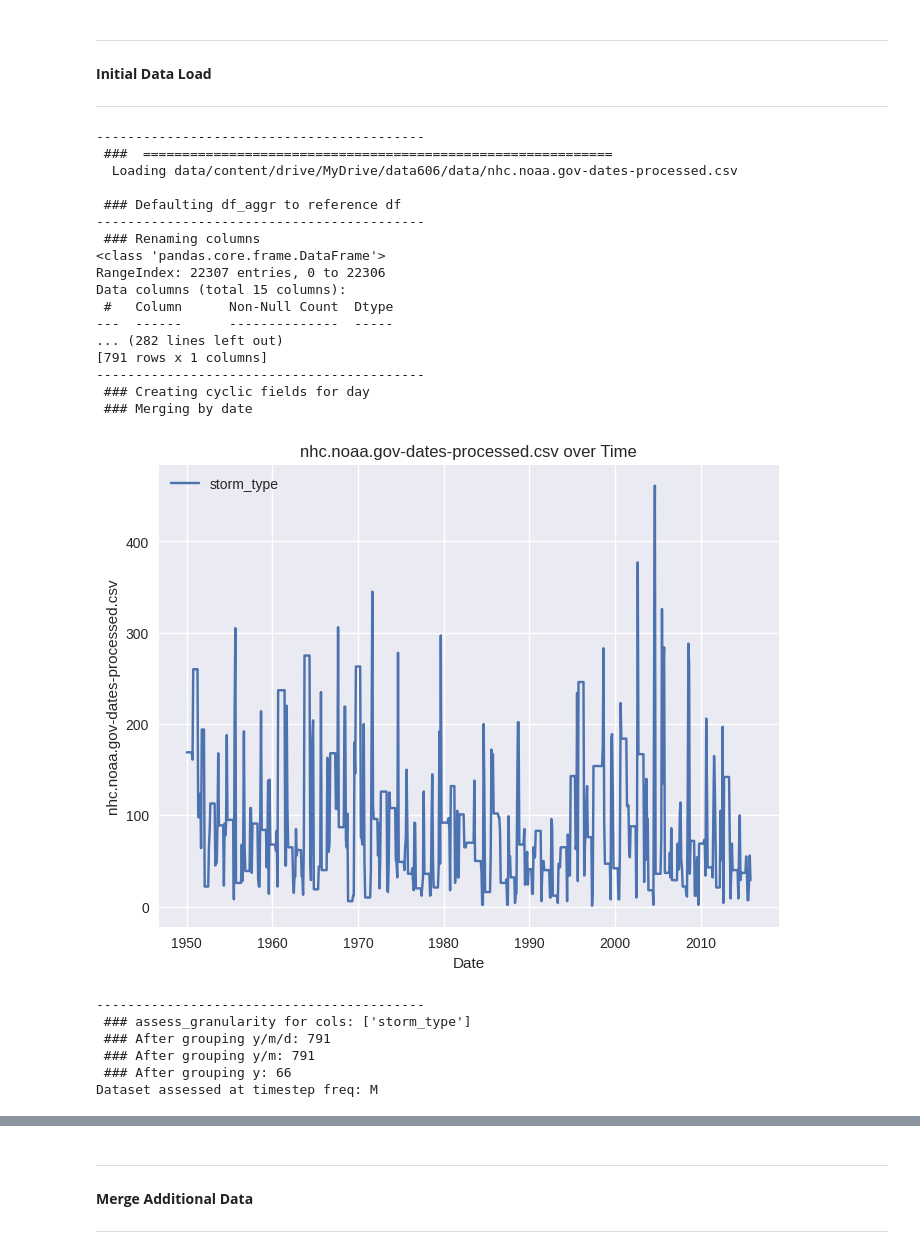
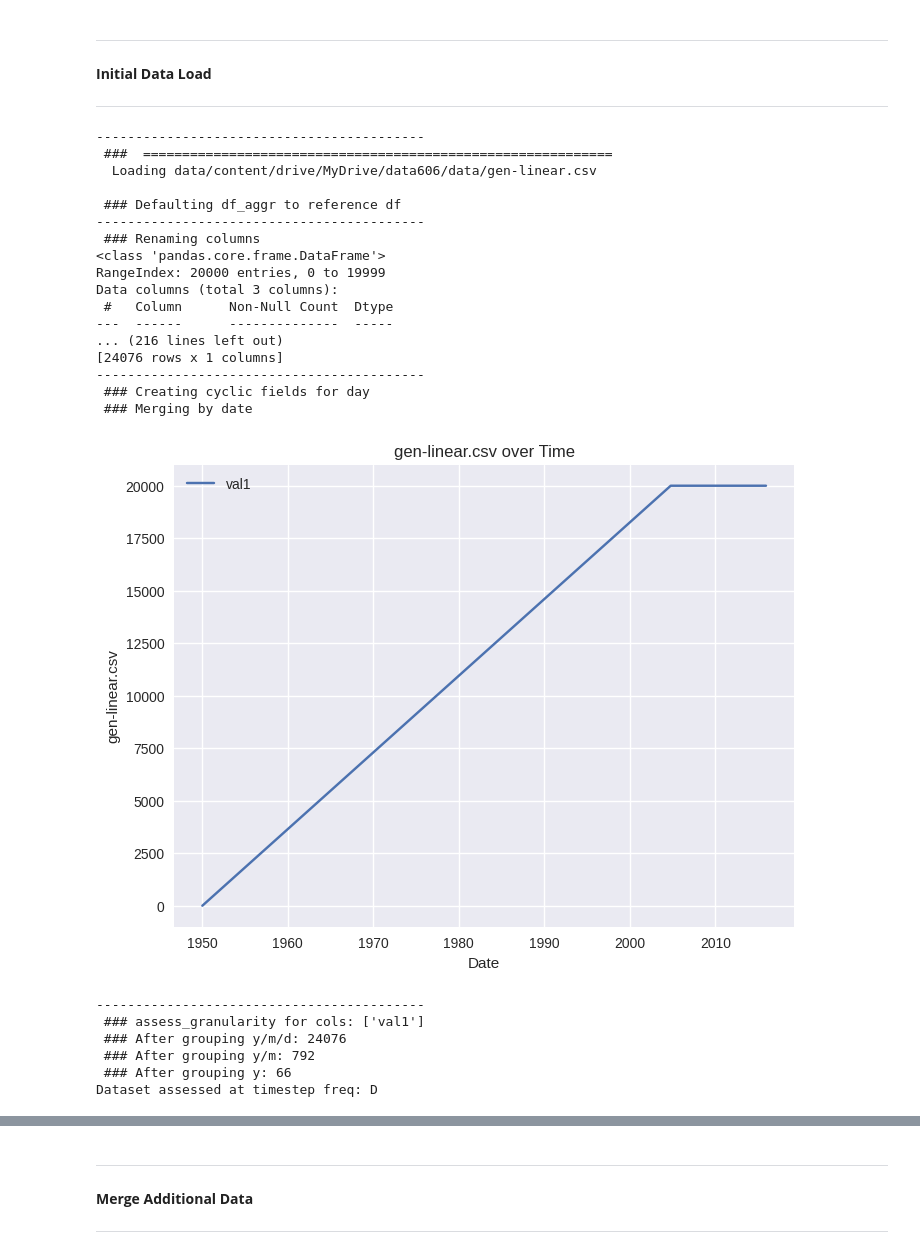
Before and after one commit to kentbutler/climate-data-model, a Jupyter notebook: src/TeamH_Project_Main.ipynb, the cells around one changed output, grey strips where cells are left out. Drawn from its saved outputs; the diff is of its cells as text; code cells hidden in the pictures.

```diff
--- a/src/TeamH_Project_Main.ipynb
+++ b/src/TeamH_Project_Main.ipynb
@@ -92,8 +92,11 @@ NUM_EPOCHS = 300
 **Configure Predictions**
 # %%
 # Label to predict
-TARGET_LABEL = 'storm_type'
-TARGET_LABELS = ['storm_type']
+TARGET_LABEL = 'val1'
+TARGET_LABELS = ['val1']
+#TARGET_LABEL = 'storm_type'
+#TARGET_LABELS = ['storm_type']
+
 #TARGET_LABEL = 'landSeaAvgTemp'
 #TARGET_LABELS = ['landSeaAvgTemp']
 
@@ -148,10 +151,24 @@ CARIBE_TEMP_DATA = {'filename':'GlobalLandTemperaturesByCity-caribe.csv',
 #            'feature_map':{''},
 #            'date_map':{'Year':'year'}}
 
+# MANU  DATASETS
+
+LINEAR_DATA = {'filename':'gen-linear.csv',
+               'feature_map':{'val1':'val1'},
+               'date_col':'date'}
+SERIES_DATA = {'filename':'gen-series.csv',
+               'feature_map':{'val1':'val1'},
+               'date_col':'date'}
+RANDOM_DATA = {'filename':'gen-rand.csv',
+               'feature_map':{'val1':'val1','val2':'val2'},
+               'date_col':'date'}
+RADIAL_DATA = {'filename':'gen-radial.csv',
+               'feature_map':{'val1':'val1','val2':'val2'},
+               'date_col':'date'}
 
 #ALL_DATASETS = []
 #ALL_DATASETS = [SUNSPOT_DATA]
-ALL_DATASETS = [WEATHER_DATA]
+ALL_DATASETS = [LINEAR_DATA]
 #ALL_DATASETS = [CO2_DATA, SEAICE_DATA]
 #ALL_DATASETS = [CO2_DATA, SEAICE_DATA, WEATHER_DATA]
 #ALL_DATASETS = [CO2_DATA, SEAICE_DATA, VOLCANO_DATA]
@@ -165,6 +182,9 @@ ALL_DATASETS = [WEATHER_DATA]
 #ALL_DATASETS = [WEATHER_DATA,CO2_DATA, SEAICE_DATA, VOLCANO_DATA, FOREST_DATA, SUNSPOT_DATA]
 
 #ALL_DATASETS = [POLICY_DATA,CO2_DATA]
+# %%
+INITIAL_DATASET = LINEAR_DATA #HURRICANE_DATA  #TEMP_DATA
+FREQ = '1D'  #'1M'
 # %%
 from google.colab import drive
 drive.mount('/content/drive')
@@ -223,4 +225,4 @@ plt.style.use('seaborn')
 %run -i "./Dataset_Merger.ipynb"
 # %%
 # Declare a merger compatible with our source data and our target dataset we want to merge into
-merger = Dataset_Merger(data_path=DATA_ROOT, start_date=START_DATE, end_date=END_DATE, debug=True)
+merger = Dataset_Merger(data_path=DATA_ROOT, start_date=START_DATE, end_date=END_DATE, freq=FREQ, debug=True)
@@ -229,39 +229,39 @@ initial_dataset = HURRICANE_DATA  #TEMP_DATA
 # %%
 # Start by merging initial dataset
-df_merge = merger.merge_dataset(initial_dataset['filename'],
-                                initial_dataset['feature_map'],
-                                 date_col=initial_dataset['date_col'],
+df_merge = merger.merge_dataset(INITIAL_DATASET['filename'],
+                                INITIAL_DATASET['feature_map'],
+                                 date_col=INITIAL_DATASET['date_col'],
                                  add_cyclic=True,
                                  scaling_aggr='sum')
 
 # And store an indication of what our step scale is
-cols = list(initial_dataset['feature_map'].values())
+cols = list(INITIAL_DATASET['feature_map'].values())
 STEP_FREQ = merger.assess_granularity(df_merge, cols)
 # %% [output]
 ------------------------------------------
  ###  ============================================================
-  Loading data/content/drive/MyDrive/data606/data/nhc.noaa.gov-dates-processed.csv
+  Loading data/content/drive/MyDrive/data606/data/gen-linear.csv
 
  ### Defaulting df_aggr to reference df
 ------------------------------------------
  ### Renaming columns
 <class 'pandas.core.frame.DataFrame'>
-RangeIndex: 22307 entries, 0 to 22306
-Data columns (total 15 columns):
+RangeIndex: 20000 entries, 0 to 19999
+Data columns (total 3 columns):
  #   Column      Non-Null Count  Dtype
 ---  ------      --------------  -----
-... (282 lines left out)
-[791 rows x 1 columns]
+... (216 lines left out)
+[24076 rows x 1 columns]
 ------------------------------------------
  ### Creating cyclic fields for day
  ### Merging by date
-[figure, old version]
+[figure, new version]
 ------------------------------------------
- ### assess_granularity for cols: ['storm_type']
- ### After grouping y/m/d: 791
- ### After grouping y/m: 791
+ ### assess_granularity for cols: ['val1']
+ ### After grouping y/m/d: 24076
+ ### After grouping y/m: 792
  ### After grouping y: 66
-Dataset assessed at timestep freq: M
+Dataset assessed at timestep freq: D
 # %%
 print(assess_na(df_merge))
 # %% [output]
```
Also changed, not shown: parts of 32 cells of this notebook, 10 other files.
